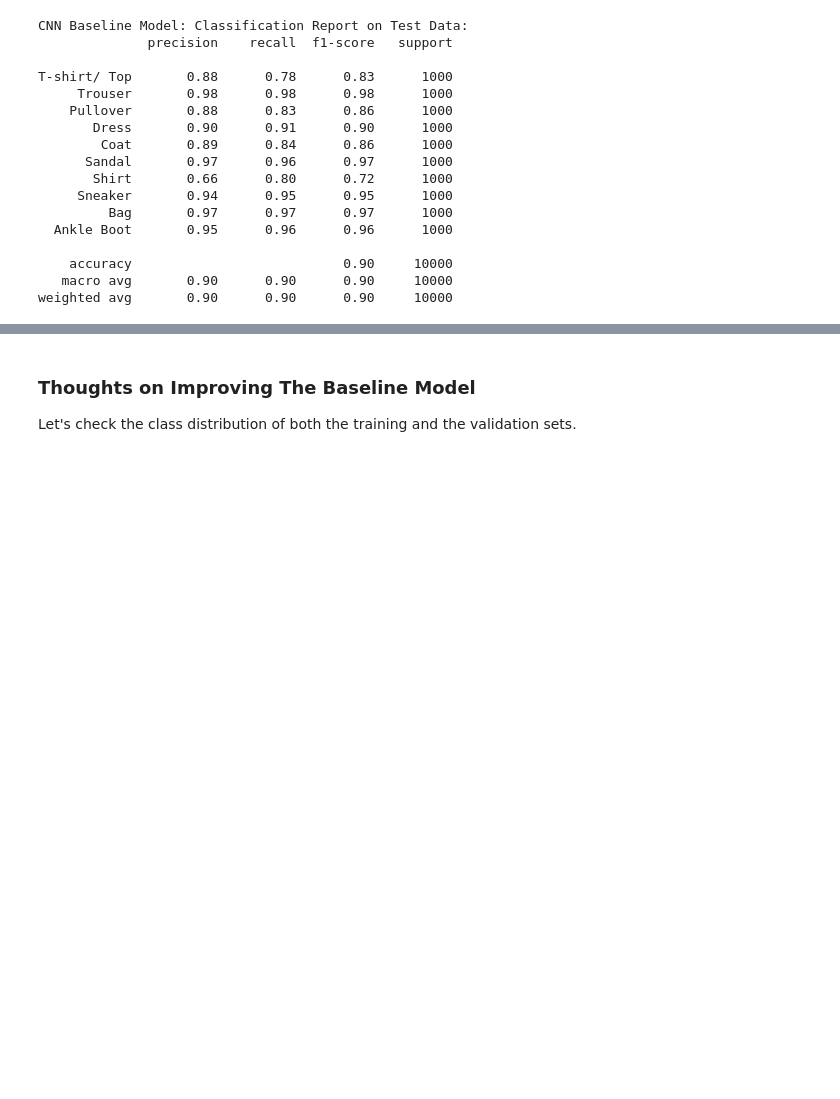
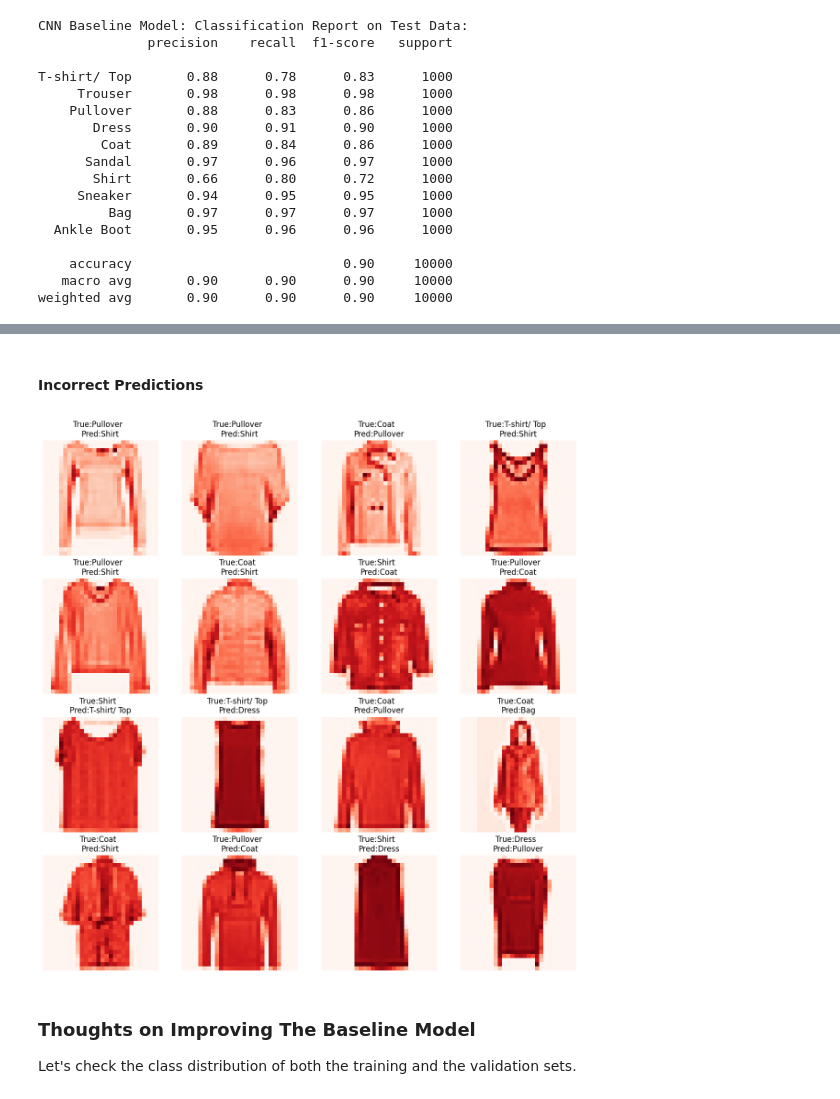
Before and after one commit to rkaushick-neu/swe_gen_ai, a Jupyter notebook: Deep Learning MNIST/Rish_Analysis.ipynb, the cells around one changed output, grey strips where cells are left out. Saved outputs shown, nothing was run; the diff lists cells and outputs as text; code cells hidden in the pictures; blank space fills up the shorter version.

```diff
--- a/Deep Learning MNIST/Rish_Analysis.ipynb
+++ b/Deep Learning MNIST/Rish_Analysis.ipynb
@@ -585,3 +617,9 @@ weighted avg       0.90      0.90      0.90     10000
+# %% [markdown]
+#### Incorrect Predictions
+# %%
+plot_images(incorrect, "Reds")
+# %% [output]
+[figure, added]
 # %% [markdown]
 ### Thoughts on Improving The Baseline Model
 
```
Also changed, not shown: parts of 29 cells of this notebook.
